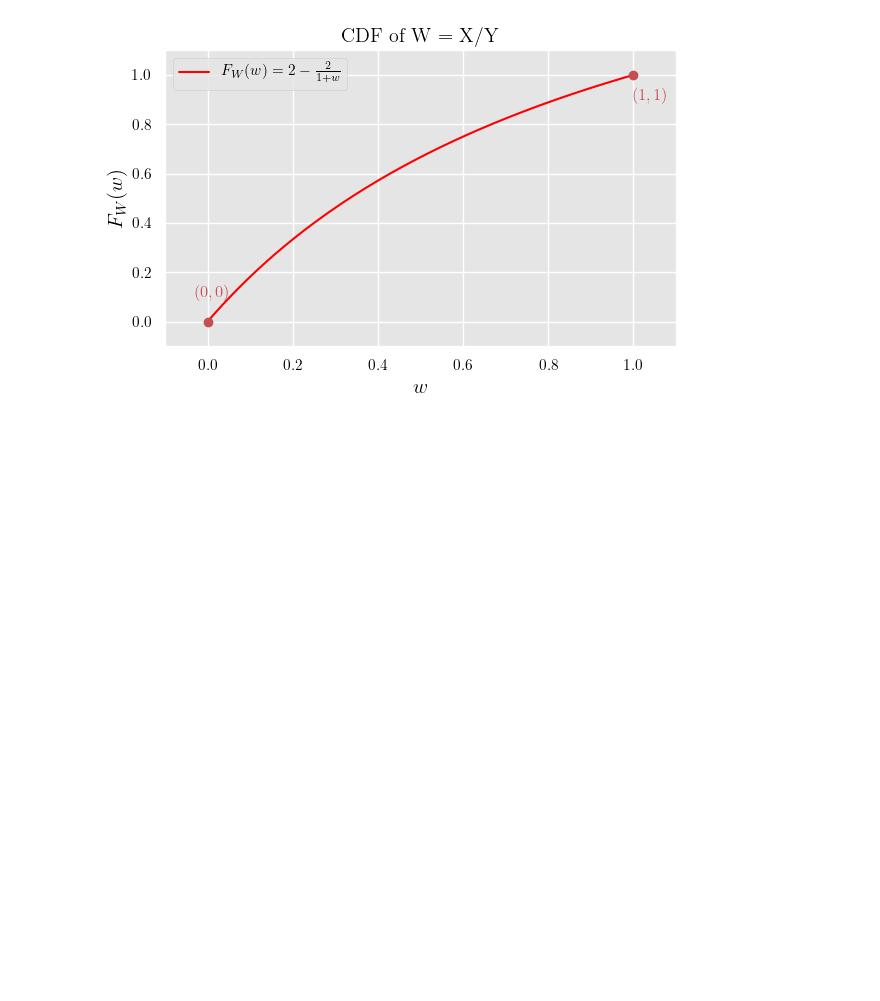
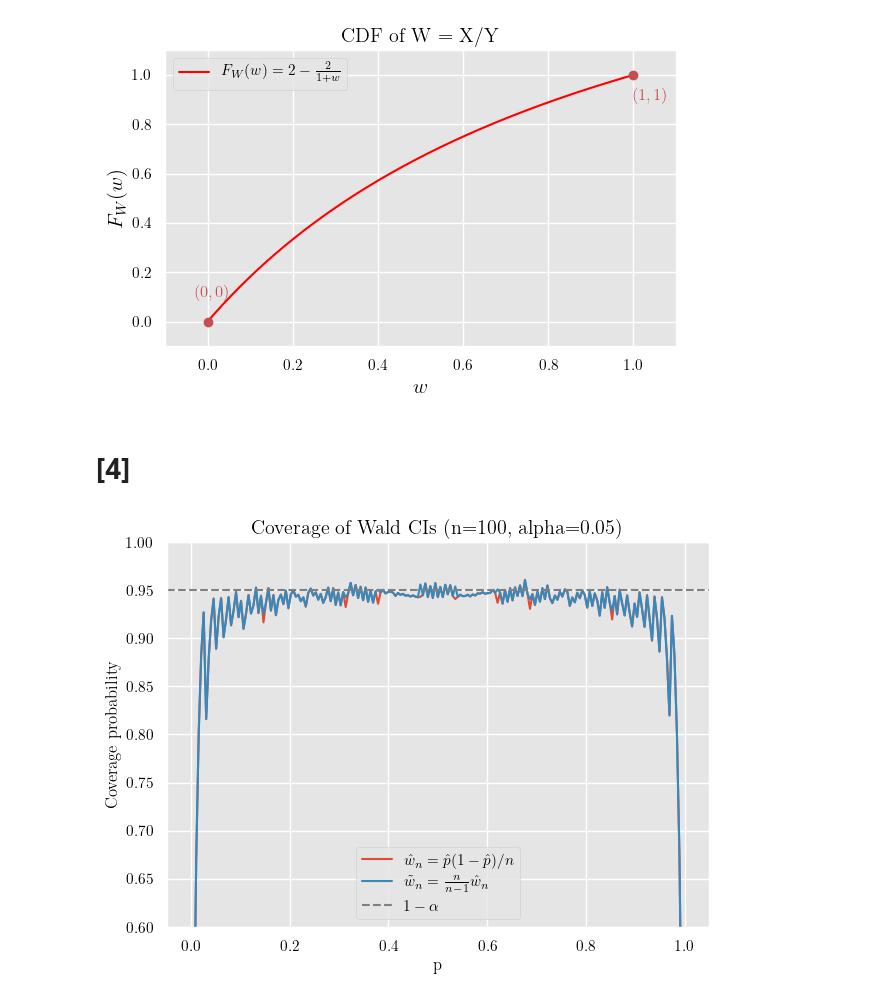
Before and after one commit to TakedaKatsuji/shioru, a Jupyter notebook: jupyters/grade1_1/2013.ipynb, the cells around one changed output. Saved outputs shown, nothing was run; the diff lists cells and outputs as text; code cells hidden in the pictures; blank space fills up the shorter version.

```diff
--- a/jupyters/grade1_1/2013.ipynb
+++ b/jupyters/grade1_1/2013.ipynb
@@ -7,6 +7,13 @@ from shiori.utils.viewer import set_plot_params
 from shiori.utils.path import ProjectPath
 import numpy as np
 from pathlib import Path
+# %%
+set_plot_params()
+plt.rcParams.update({
+    "text.usetex": True,               # LaTeXを使う
+    "font.family": "Arial",            # セリフ体
+    "font.serif": ["Computer Modern"], # LaTeX標準フォント
+})
 # %%
 set_plot_params()
 # %%
@@ -135,3 +142,5 @@ plt.savefig(save_dir.joinpath("w_cdf.png"), dpi=300, facecolor="white")
 plt.show()
 # %% [output]
 [figure]
+# %% [markdown]
+# [4]
@@ -137,0 +214,21 @@ plt.show()
+# %%
+
+# Parameters
+n = 100
+alpha = 0.05
+M = 50000
+
+p_grid, cov_hat, cov_tilde = simulate_coverage(n=n, alpha=alpha, M=M, seed=42)
+
+plt.figure(figsize=(7, 5))
+plt.plot(p_grid, cov_hat, label=r"$\hat w_n=\hat p(1-\hat p)/n$")
+plt.plot(p_grid, cov_tilde, label=r"$\tilde w_n=\frac{n}{n-1}\hat w_n$")
+plt.axhline(1-alpha, linestyle="--", label=r"$1-\alpha$", color="gray")
+plt.xlabel("p")
+plt.ylabel("Coverage probability")
+plt.title(f"Coverage of Wald CIs (n={n}, alpha={alpha})")
+plt.ylim(0.6, 1)
+plt.legend()
+plt.show()
+# %% [output]
+[figure, added]
```
Also changed, not shown: parts of 2 cells of this notebook, 5 other files.
